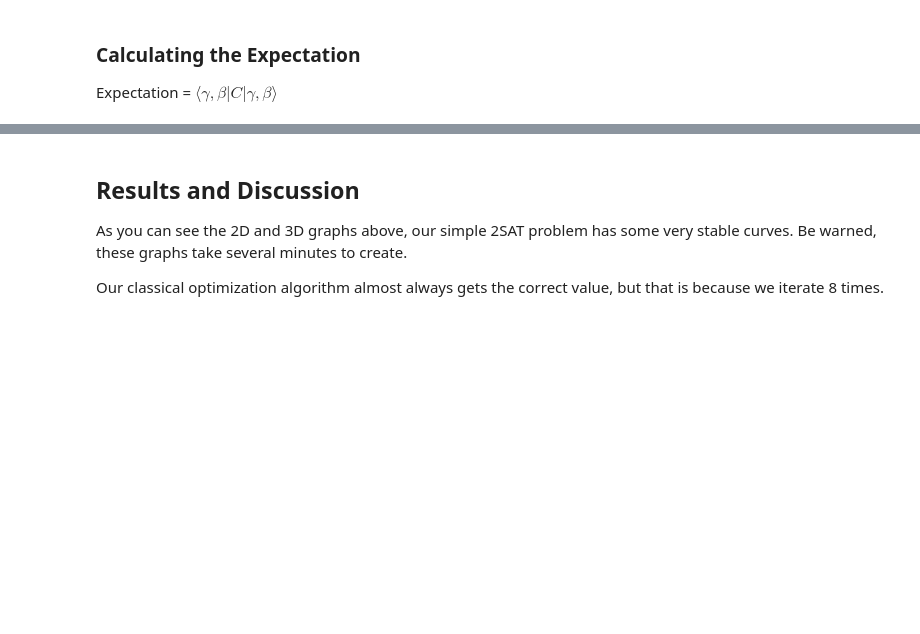
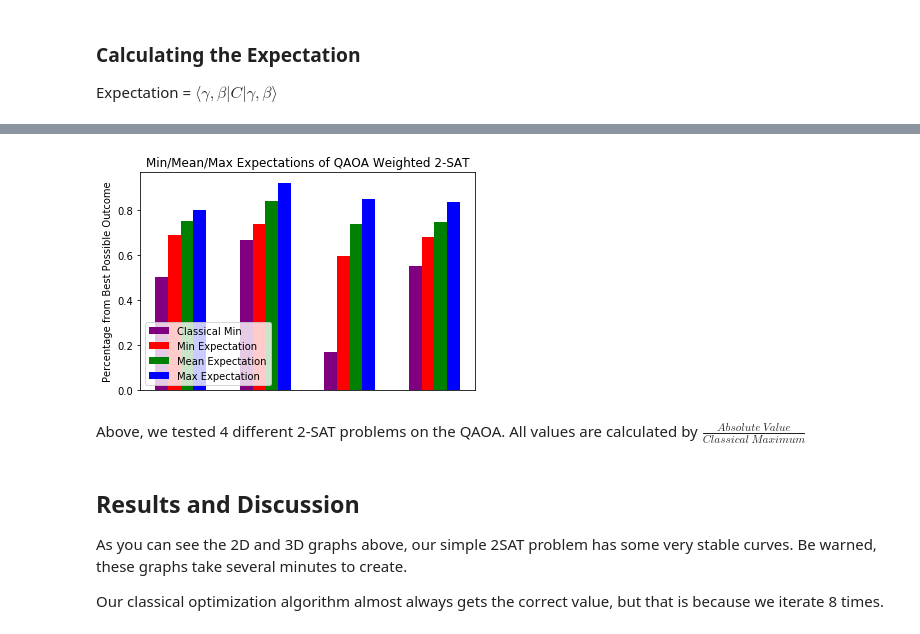
Before and after one commit to andrewraytan/qaoa-maxsat, a Jupyter notebook: QAOA Weighted MAXSAT.ipynb, the cells around one changed output, grey strips where cells are left out. Saved outputs shown, nothing was run; the diff lists cells and outputs as text; code cells hidden in the pictures; blank space fills up the shorter version.

```diff
--- a/QAOA Weighted MAXSAT.ipynb
+++ b/QAOA Weighted MAXSAT.ipynb
@@ -238,3 +236,57 @@ NameError: name 'ptl' is not defined
+# %%
+cnfs = [
+    [[1,1,3],[1,-1,-2],[1,1,-3],[1,-3,2]],
+    [[2,1,2],[3,-1,-2],[4,1,-2],[1,-1,2]],
+    [[1,-1,3],[2,-1,2],[1,-1,-3],[2,-3,2]],
+    [[5,1,3],[4,2,3],[3,1,2],[2,1,-3],[1,2,-3],[5,1,-2],[4,-1,3],[3,-2,3],[2,-1,2]]
+]
+mins = []
+maxs = []
+avgs = []
+classic_values = [classic_maxsat(cnf, 2, 3, print_values=False) for cnf in cnfs]
+worst = [w / b for (b, w) in classic_values]
+
+numTries = 32
+
+for index in range(len(cnfs)):
+    cnf = cnfs[index]
+    currMin = None
+    currMax = None
+    currSum = 0
+    b, w = classic_values[index]
+
+    for i in range(numTries):
+        beta = rand.uniform(0,math.pi * 2)
+        gamma = rand.uniform(0,math.pi)
+        val = expectation(beta, gamma, cnf)
+
+        if currMin == None or currMin > val:
+            currMin = val
+        if currMax == None or currMax < val:
+            currMax = val
+        currSum += val
+
+    mins.append(currMin / b)
+    maxs.append(currMax / b)
+    avgs.append((currSum / numTries) / b)
+
+inputs = np.array([(i + 1) for i in range(len(cnfs))])
+bars = plt.figure()
+ax = plt.subplot(111)
+ax.bar(inputs-0.3, worst,width=0.15,color='purple',align='center', label='Classical Min')
+ax.bar(inputs-0.15, mins,width=0.15,color='r',align='center', label='Min Expectation')
+ax.bar(inputs, avgs,width=0.15,color='g',align='center', label='Mean Expectation')
+ax.bar(inputs+0.15, maxs,width=0.15,color='b',align='center', label='Max Expectation')
+ax.legend(loc='lower left')
+
+plt.title('Min/Mean/Max Expectations of QAOA Weighted 2-SAT')
+plt.gca().axes.get_xaxis().set_ticks([])
+plt.ylabel('Percentage from Best Possible Outcome')
+plt.show()
+# %% [output]
+[figure, added]
+# %% [markdown]
+Above, we tested 4 different 2-SAT problems on the QAOA. All values are calculated by $\frac{Absolute\ Value}{Classical\ Maximum}$
 # %% [markdown]
 ## Results and Discussion
 
```
Also changed, not shown: parts of 26 cells of this notebook.
